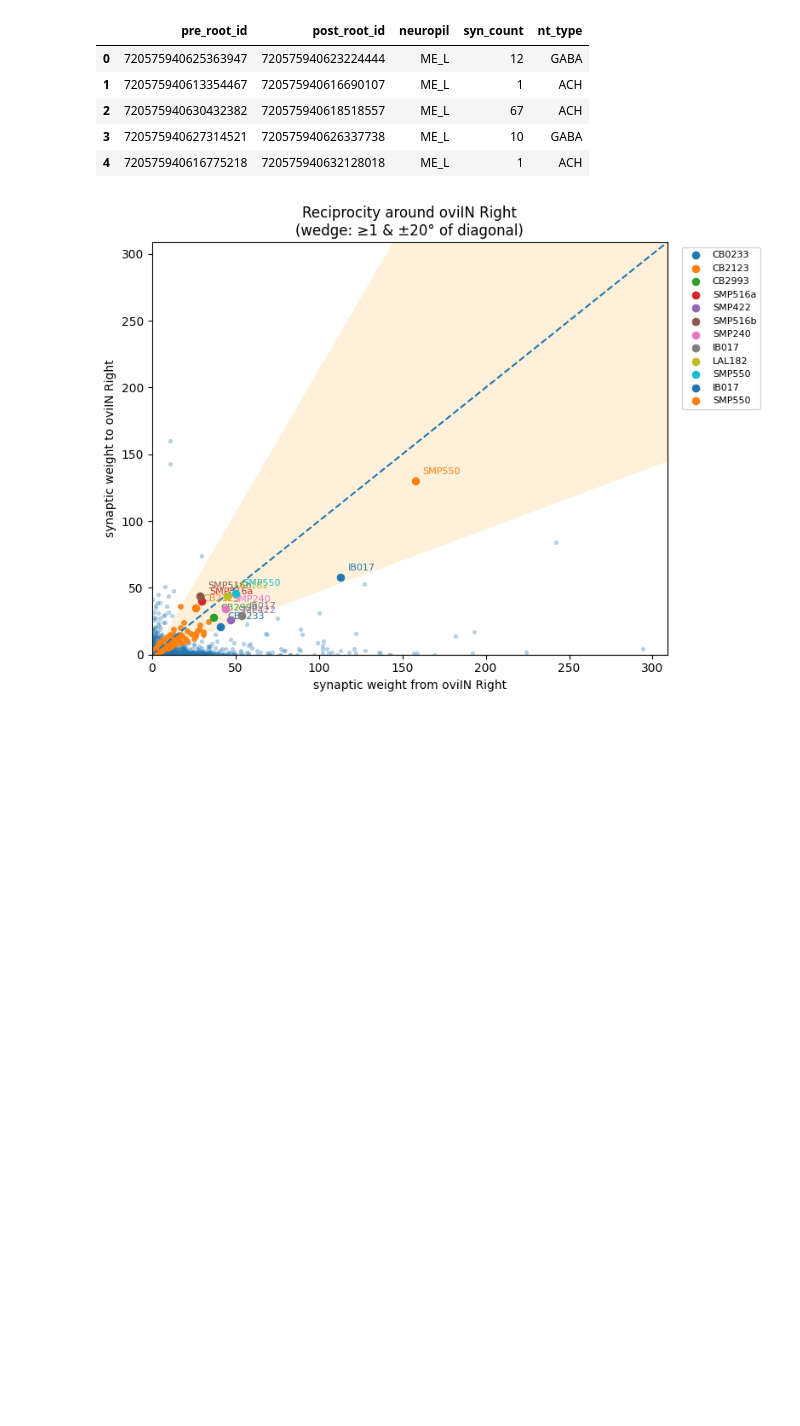
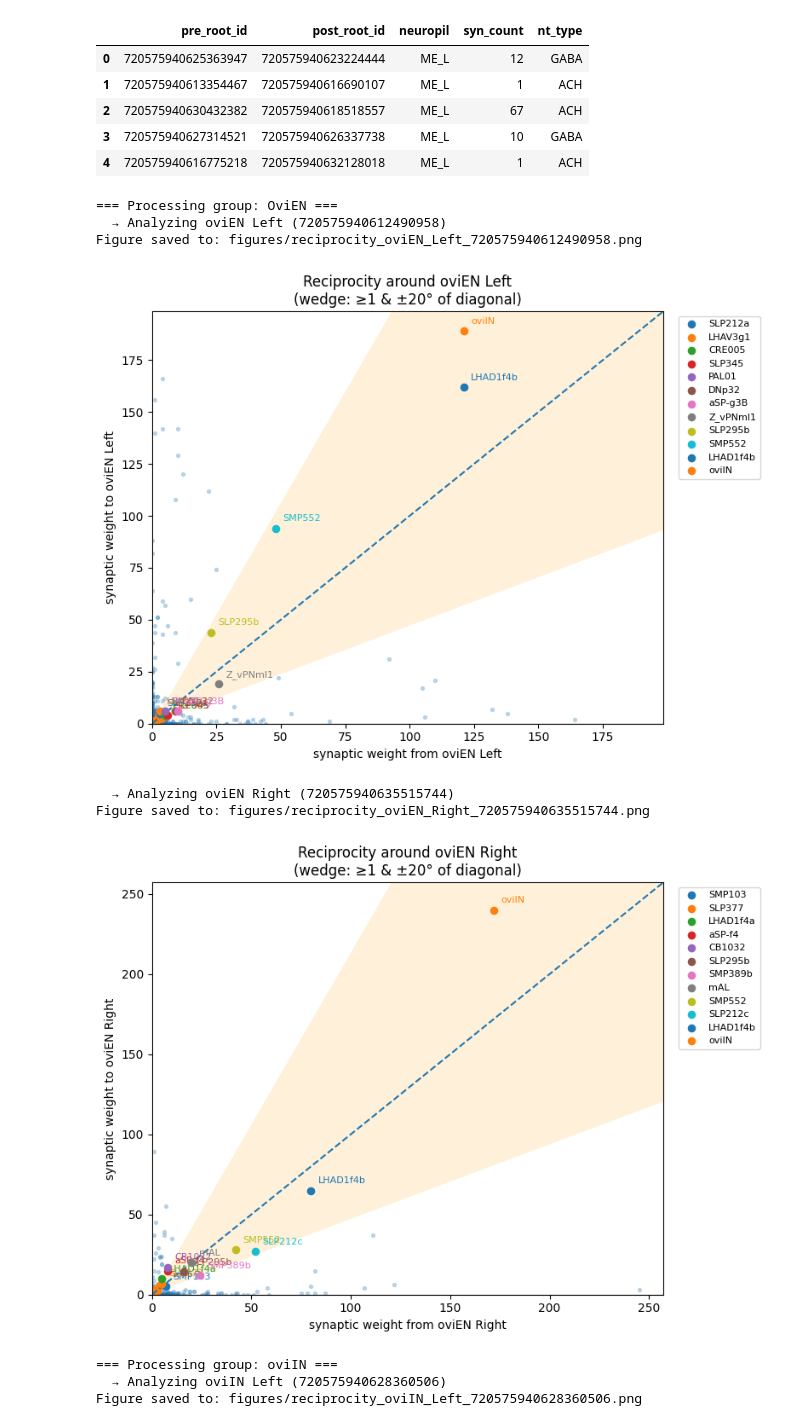
Before and after one commit to rcalfredson/flywire-connectomics, a Jupyter notebook: reciprocity_analysis.ipynb, the cells around one changed output. Saved outputs shown, nothing was run; the diff lists cells and outputs as text; code cells hidden in the pictures; blank space fills up the shorter version.

Commit message:
Update reciprocity analysis to include plots for all neurons of interest in the egg-laying circuit.

```diff
--- a/reciprocity_analysis.ipynb
+++ b/reciprocity_analysis.ipynb
@@ -175,12 +239,40 @@ def plot_reciprocity(
 # %%
-# Run analysis for a neuron of interest
-target_id = 720575940625741287  # e.g., oviIN Right
-target_label = "oviIN Right"
+# --- Run reciprocity analysis for all neurons of interest ---
 
-df_pairs = partner_weights_bidirectional(connections, target_id)
-df_pairs = attach_partner_types(df_pairs, cell_types)
+for group_name, neuron_dict in neurons_of_interest.items():
+    print(f"\n=== Processing group: {group_name} ===")
+    for target_id, target_label in neuron_dict.items():
+        print(f"  → Analyzing {target_label} ({target_id})")
 
-# Plot; tweak wmin and angle as desired
-plot_reciprocity(df_pairs, target_label, wmin=1, angle_deg=20, annotate_top=12)
+        # Compute bidirectional partner weights
+        df_pairs = partner_weights_bidirectional(connections, target_id)
+        df_pairs = attach_partner_types(df_pairs, cell_types)
+
+        # Collapse reciprocity data by cell type instead of individual neuron
+        df_pairs = (
+            df_pairs.groupby("partner_type", as_index=False)[["in_w", "out_w"]]
+            .sum()
+            .sort_values("out_w", ascending=False, ignore_index=True)
+        )
+
+
+        # Generate and save reciprocity plot
+        plot_reciprocity(
+            df_pairs,
+            target_label=target_label,
+            target_id=target_id,
+            wmin=1,
+            angle_deg=20,
+            annotate_top=12
+        )
 # %% [output]
+=== Processing group: OviEN ===
+  → Analyzing oviEN Left (720575940612490958)
+Figure saved to: figures/reciprocity_oviEN_Left_720575940612490958.png
-[figure, old version]
+[figure, new version]
+  → Analyzing oviEN Right (720575940635515744)
+Figure saved to: figures/reciprocity_oviEN_Right_720575940635515744.png
+[figure, added]
+=== Processing group: oviIN ===
+  → Analyzing oviIN Left (720575940628360506)
+Figure saved to: figures/reciprocity_oviIN_Left_720575940628360506.png
```
Also changed, not shown: parts of 3 cells of this notebook.
